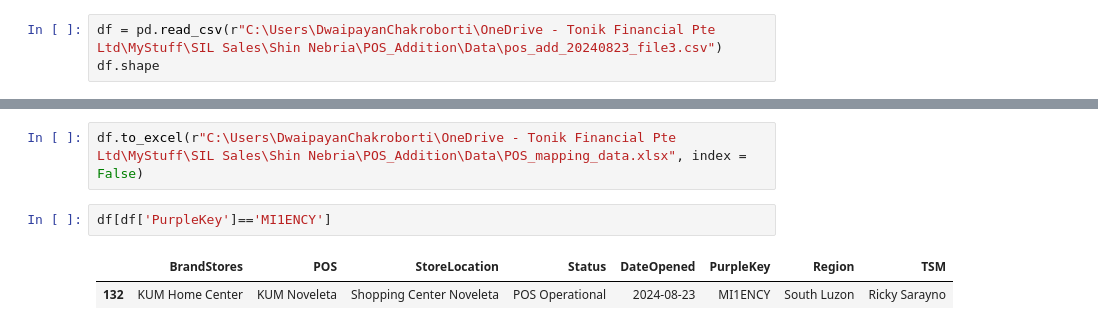
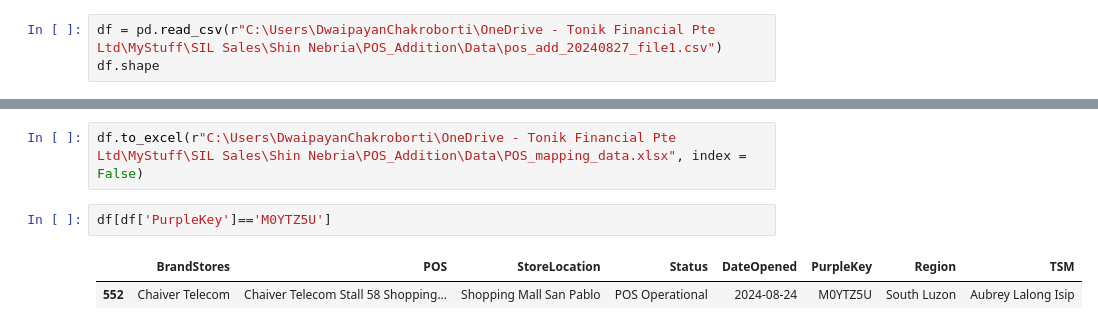
Before and after one commit to dchakroborti-tonik/POS_Addition, a Jupyter notebook: Notebook/Pos_mapping_new.ipynb, the cells around one changed output, grey strips where cells are left out. Drawn from its saved outputs; the diff is of its cells as text.

```diff
--- a/Notebook/Pos_mapping_new.ipynb
+++ b/Notebook/Pos_mapping_new.ipynb
@@ -24,6 +24,6 @@ client = bigquery.Client(project='prj-prod-dataplatform')
 # Set options or configurations as needed
 # Example: pd.set_option('display.max_columns', None)
 # %%
-df = pd.read_csv(r"C:\Users\DwaipayanChakroborti\OneDrive - Tonik Financial Pte Ltd\MyStuff\SIL Sales\Shin Nebria\POS_Addition\Data\pos_add_20240823_file3.csv")
+df = pd.read_csv(r"C:\Users\DwaipayanChakroborti\OneDrive - Tonik Financial Pte Ltd\MyStuff\SIL Sales\Shin Nebria\POS_Addition\Data\pos_add_20240827_file1.csv")
 df.shape
 # %% [output]
@@ -460,7 +488,7 @@ df[df['BrandStores']=='Rulls']
 # %%
 df.to_excel(r"C:\Users\DwaipayanChakroborti\OneDrive - Tonik Financial Pte Ltd\MyStuff\SIL Sales\Shin Nebria\POS_Addition\Data\POS_mapping_data.xlsx", index = False)
 # %%
-df[df['PurpleKey']=='MI1ENCY']
+df[df['PurpleKey']=='M0YTZ5U']
 # %% [output]
 |  | BrandStores | POS | StoreLocation | Status | DateOpened | PurpleKey | Region | TSM |
-| 132 | KUM Home Center | KUM Noveleta | Shopping Center Noveleta | POS Operational | 2024-08-23 | MI1ENCY | South Luzon | Ricky Sarayno |
+| 552 | Chaiver Telecom | Chaiver Telecom Stall 58 Shopping... | Shopping Mall San Pablo | POS Operational | 2024-08-24 | M0YTZ5U | South Luzon | Aubrey Lalong Isip |
```
Also changed, not shown: parts of 33 cells of this notebook, 3 other files.
